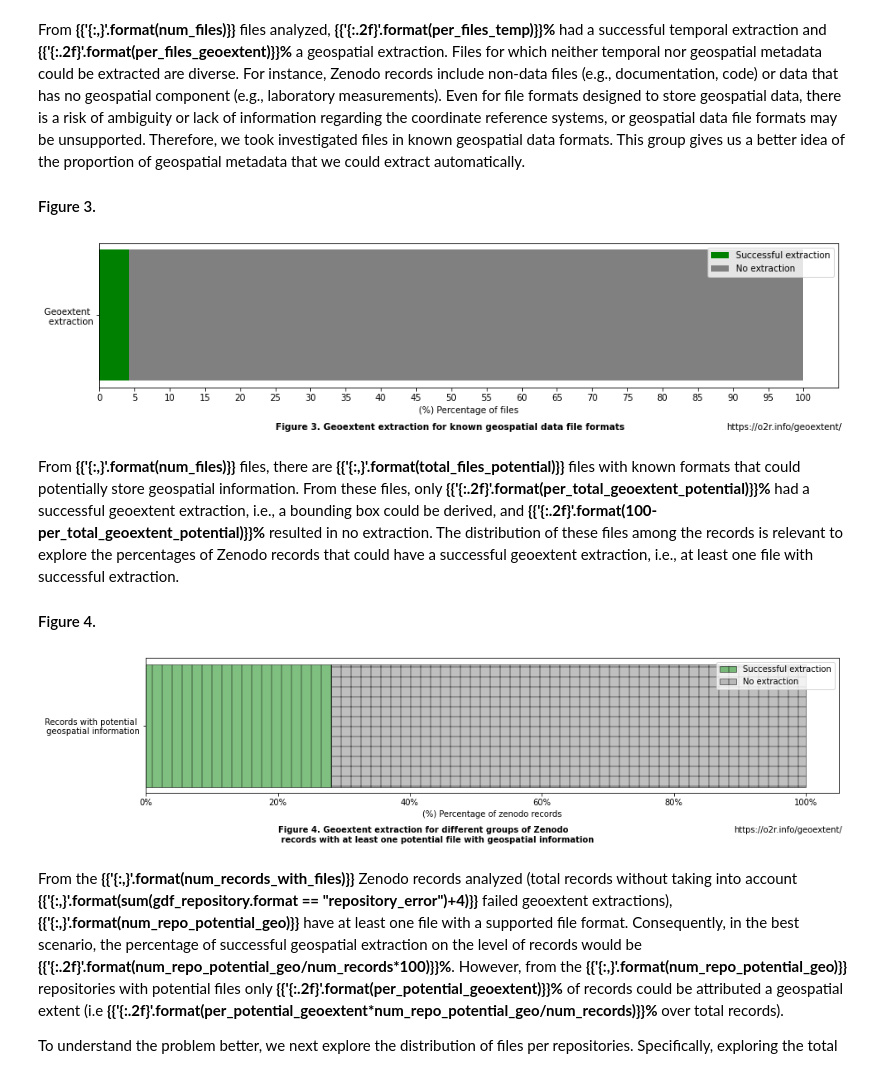
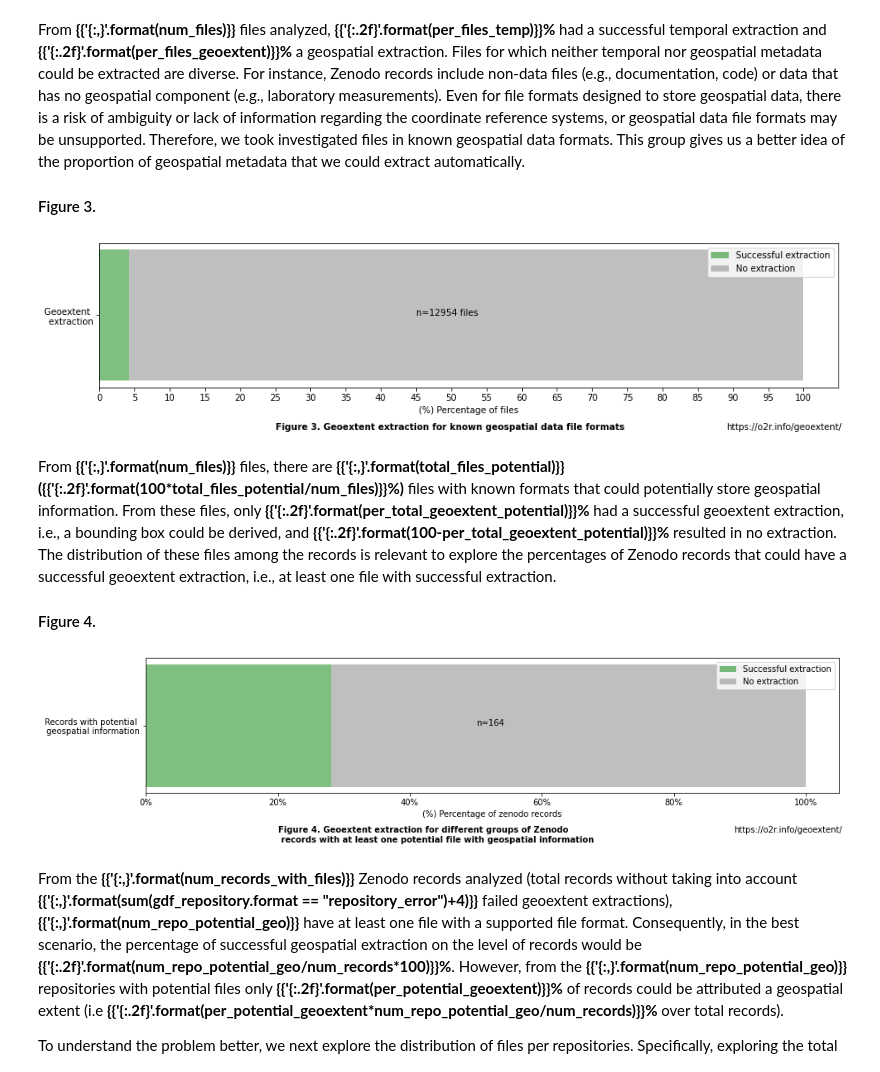
Before and after one commit to o2r-project/geoextent, a Jupyter notebook: showcase/SG_01_Exploring_Research_Data_Repositories_with_geoextent.ipynb, the cells around one changed output. Drawn from its saved outputs; the diff is of its cells as text; code cells hidden in the pictures.

Commit message:
Results

```diff
--- a/showcase/SG_01_Exploring_Research_Data_Repositories_with_geoextent.ipynb
+++ b/showcase/SG_01_Exploring_Research_Data_Repositories_with_geoextent.ipynb
@@ -434,38 +439,42 @@ From **{{'{:,}'.format(num_files)}}** files analyzed, **{{'{:.2f}'.format(per_fi
 # %%
 # List of potential file formats with geospatial information
 potential_geo_formats = ['nc', 'shp', 'shx', 'dbf', 'kml', 'gpkg', 'xls', 'gdbtable','geojson', 'gmt','gml',
                          'pdf', 'png', 'tif', 'jpg', 'nc', 'jpeg', 'JPG', 'img', 'bmp','asc', 'ovr', 'PNG',
                          'GIF', 'unw', 'h5', 'kml', 'tiff','csv']
 
 # Extract total number of files by zenodo record
 total_files = uni_files_gdf.zenodo_record_id.value_counts()
 
 # Extract total number of potential file with geoextent by zenodo record
 files_potential_geo_formats = uni_files_gdf['format'].isin(potential_geo_formats).groupby(uni_files_gdf['zenodo_record_id']).sum()
 
 # Extract total number of files with potential geospatial information
 total_files_potential = sum(files_potential_geo_formats)
 
 # Extract percentage of files with successful geoextent extraction from the potential
 per_total_geoextent_potential = sum(uni_files_gdf.bbox.is_valid) / total_files_potential * 100
 
 ## Plot
 fig, ax = plt.subplots(figsize=(15,3))
 # Plot configuration
-plt.barh("Geoextent \n extraction",per_total_geoextent_potential,color='g',label ='Successful extraction')
-plt.barh("Geoextent \n extraction",100-per_total_geoextent_potential,color='grey',label ='No extraction',left = per_total_geoextent_potential)
+plt.barh("Geoextent \n extraction",per_total_geoextent_potential,color='g',alpha=0.5,label ='Successful extraction')
+plt.barh("Geoextent \n extraction",100-per_total_geoextent_potential,color='grey',alpha=0.5,label ='No extraction',left = per_total_geoextent_potential)
 plt.xticks(np.arange(0,101, 5.0))
 plt.xlabel('(%) Percentage of files')
+plt.annotate('n='+str(total_files_potential)+" files", (45,0))
 plt.annotate('Figure '+str(fig_num)+'. Geoextent extraction for known geospatial data file formats', (0,0),
              (200, -40), xycoords='axes fraction', weight='bold', textcoords='offset points', va='top')
 plt.annotate('https://o2r.info/geoextent/', (0,0), (710,-40), xycoords='axes fraction', textcoords='offset points', va='top')
 fig_num +=1
 plt.legend()
 plt.show()
 # %% [output]
-[figure, old version]
+[figure, new version]
 # %% [markdown]
-From **{{'{:,}'.format(num_files)}}** files, there are **{{'{:,}'.format(total_files_potential)}}** files with known formats that could potentially store geospatial information. From these files, only **{{'{:.2f}'.format(per_total_geoextent_potential)}}%** had a successful geoextent extraction, i.e., a bounding box could be derived, and **{{'{:.2f}'.format(100-per_total_geoextent_potential)}}%** resulted in no extraction. The distribution of these files among the records is relevant to explore the percentages of Zenodo records that could have a successful geoextent extraction, i.e., at least one file with successful extraction.
+From **{{'{:,}'.format(num_files)}}** files, there are
+**{{'{:,}'.format(total_files_potential)}}     ({{'{:.2f}'.format(100*total_files_potential/num_files)}}%)** files
+with known formats that could potentially store geospatial information. From these files, only **{{'{:.2f}'.format(per_total_geoextent_potential)}}%** had a successful geoextent extraction, i.e., a bounding box could be derived, and **{{'{:.2f}'.format(100-per_total_geoextent_potential)}}%** resulted in no extraction. The distribution of these files among the records is relevant to explore the percentages of Zenodo records that could have a successful geoextent extraction, i.e., at least one file with successful extraction.
+
 
 #### Figure 4.
 # %%
@@ -482,18 +491,19 @@ per_potential_no_geoextent = 100-per_potential_geoextent
 ## Plot
 fig, ax = plt.subplots(figsize=(15,3))
 # Plot configuration
-plt.barh("Records with potential \n geospatial information",per_potential_geoextent,color= 'green',edgecolor="black",hatch = '|',alpha=0.5,label ='Successful extraction')
-plt.barh("Records with potential \n geospatial information",per_potential_no_geoextent,alpha=0.5, color = 'gray',edgecolor="black",hatch = '+',label ='No extraction',left=per_potential_geoextent)
+plt.barh("Records with potential \n geospatial information",per_potential_geoextent,color= 'green',alpha=0.5,label ='Successful extraction')
+plt.barh("Records with potential \n geospatial information",per_potential_no_geoextent,alpha=0.5, color = 'gray',label ='No extraction',left=per_potential_geoextent)
 plt.annotate('Figure '+str(fig_num)+'. Geoextent extraction for different groups of Zenodo \n records with at least one potential file with geospatial information', (0,0),
              (160, -40), xycoords='axes fraction', weight='bold', textcoords='offset points', va='top')
 plt.annotate('https://o2r.info/geoextent/', (0,0), (710,-40), xycoords='axes fraction', textcoords='offset points', va='top')
+plt.annotate('n='+str(num_repo_potential_geo), (50,0))
 plt.xlabel('(%) Percentage of zenodo records')
 plt.legend()
 fig_num +=1
 ax.xaxis.set_major_formatter(mtick.PercentFormatter())
 plt.show()
 # %% [output]
-[figure, old version]
+[figure, new version]
 # %% [markdown]
 From the **{{'{:,}'.format(num_records_with_files)}}** Zenodo records analyzed (total records without taking into account **{{'{:,}'.format(sum(gdf_repository.format == "repository_error")+4)}}** failed geoextent extractions), **{{'{:,}'.format(num_repo_potential_geo)}}** have at least one file with a supported file format. Consequently, in the best scenario, the percentage of successful geospatial extraction on the level of records would be **{{'{:.2f}'.format(num_repo_potential_geo/num_records*100)}}%**. However, from the **{{'{:,}'.format(num_repo_potential_geo)}}** repositories with potential files only **{{'{:.2f}'.format(per_potential_geoextent)}}%** of records could be attributed a geospatial extent (i.e **{{'{:.2f}'.format(per_potential_geoextent*num_repo_potential_geo/num_records)}}%** over total records).
 
```
Also changed, not shown: parts of 5 cells of this notebook.
